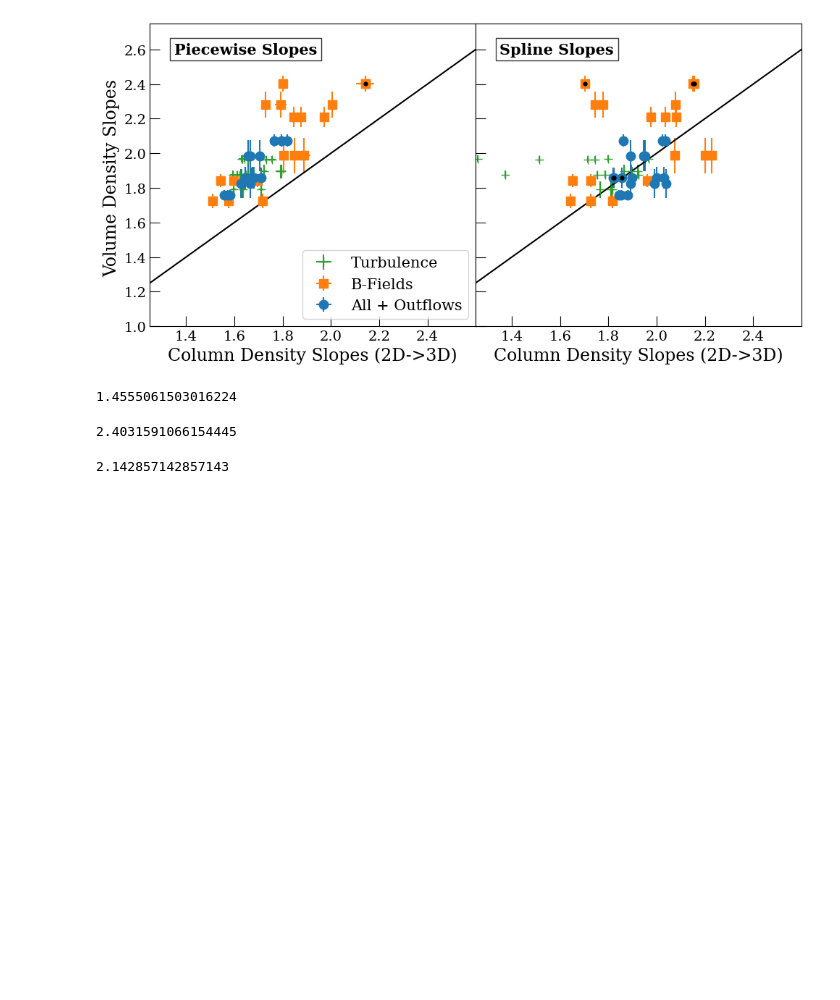
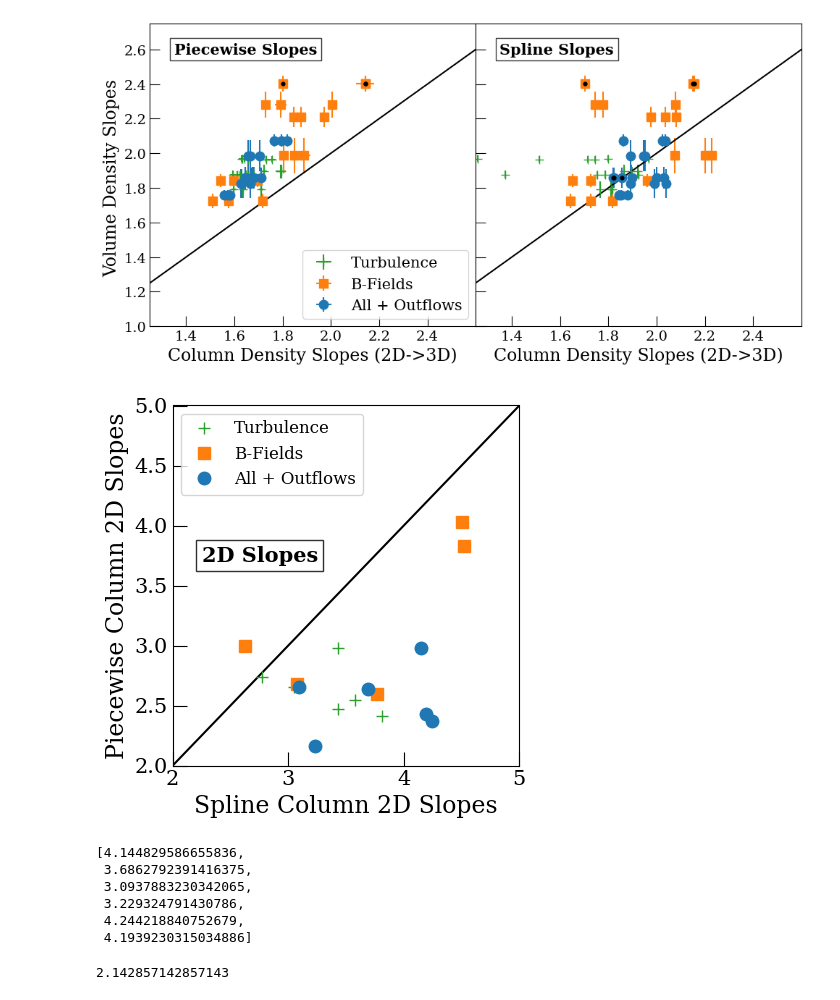
Before and after one commit to Kiihne/PDF-kiihne, a Jupyter notebook: 3D_slopes.ipynb, the cells around one changed output. Saved outputs shown, nothing was run; the diff lists cells and outputs as text; code cells hidden in the pictures; blank space fills up the shorter version.

Commit message:
updating to look for several issues with spline slope and piecewise volume density issues

```diff
--- a/3D_slopes.ipynb
+++ b/3D_slopes.ipynb
@@ -300,6 +309,10 @@ piece_comparison_err_g = []
 piece_comparison_err_gt = []
 piece_comparison_err_gtm = []
 piece_comparison_err_gtmp = []
+piece_2D_slope_full_g = []
+piece_2D_slope_full_gt = []
+piece_2D_slope_full_gtm = []
+piece_2D_slope_full_gtmp = []
 def convert(slope):
     return [-i for i in slope]
 #load in 2D slopes to be organized
@@ -328,6 +341,10 @@ for a in range(3):
         slope_x_gt.append((1)*slope_list[3+a])
         slope_x_gtm.append((1)*slope_list[6+a])
         slope_x_gtmp.append((1)*slope_list[9+a])
+        piece_2D_slope_full_g.append(slope_x_g)
+        piece_2D_slope_full_gt.append(slope_x_gt)
+        piece_2D_slope_full_gtm.append(slope_x_gtm)
+        piece_2D_slope_full_gtmp.append(slope_x_gtmp)
         #error bars
         f =open(inputfile[ii])
         newlist = [i for i in f]
@@ -485,14 +506,39 @@ plt.tight_layout()
 plt.savefig('3D_slope_spline_pdFit.pdf', bbox_inches='tight', format = 'pdf')
 # %% [output]
 [figure]
-# %%
-grav_3D_vol_full[12]
-# %% [output]
-1.4555061503016224
-# %%
-mag_3D_vol_full[1]
-# %% [output]
-2.4031591066154445
+# %%
+#2D graph of piecewise and spline slopes
+#plot bells and whistles
+plt.figure(figsize = (4.5,4.5))
+#plot x = y line
+x=.1*np.linspace(0,90)
+y=x
+plt.plot(x,y, color = 'black')
+plt.errorbar(spline_2D_slope_full_gt[13],piece_2D_slope_full_gt[13],color = 'C2', fmt = '+', markersize = 9, label = 'Turbulence')
+plt.errorbar(spline_2D_slope_full_gtm[13],piece_2D_slope_full_gtm[13],color = 'C1', fmt = 's', markersize = 9, label = 'B-Fields')
+plt.errorbar(spline_2D_slope_full_gtmp[13],piece_2D_slope_full_gtmp[13],color = 'C0',  fmt = 'o', markersize = 9, label = 'All + Outflows')
+#bells n whistles
+plt.xlabel('Spline Column 2D Slopes', size=17)
+plt.ylabel('Piecewise Column 2D Slopes', size=17)
+plt.ylim(2,5)
+plt.xlim(2,5)
+plt.annotate('2D Slopes', (2.25,3.75), color = 'black', fontsize =15, weight = 'bold',horizontalalignment='left',verticalalignment='center', textcoords='data', bbox=dict(facecolor='white', alpha=0.8))
+plt.tick_params(direction='in', which = 'major', size =10, labelsize = 15)
+plt.tick_params(direction='in', which = 'minor', size =4)
+plt.legend(loc = 'upper left',fontsize = 12)
+plt.tight_layout()
+plt.savefig('2D_spline_v_piecewise.pdf', bbox_inches='tight', format = 'pdf')
+# %% [output]
+[figure, added]
+# %%
+spline_2D_slope_full_gtmp[13]
+# %% [output]
+[4.144829586655836,
+ 3.6862792391416375,
+ 3.0937883230342065,
+ 3.229324791430786,
+ 4.244218840752679,
+ 4.1939230315034886]
 # %%
 piece_comparison_gtm[1]
 # %% [output]
```
Also changed, not shown: parts of 3 cells of this notebook, 4 other files.
